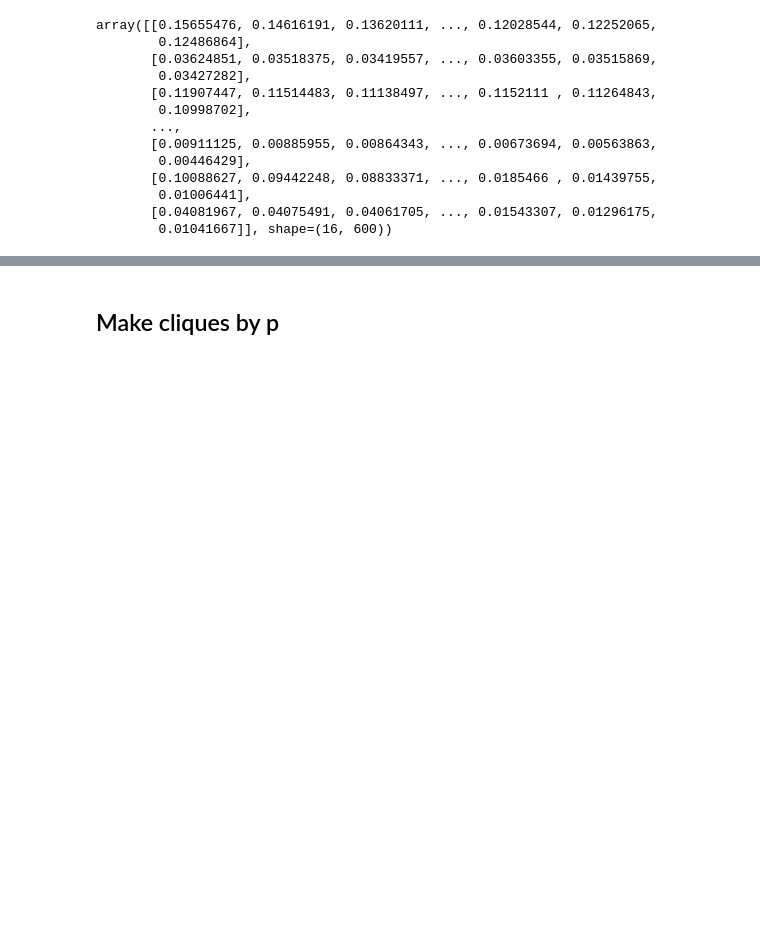
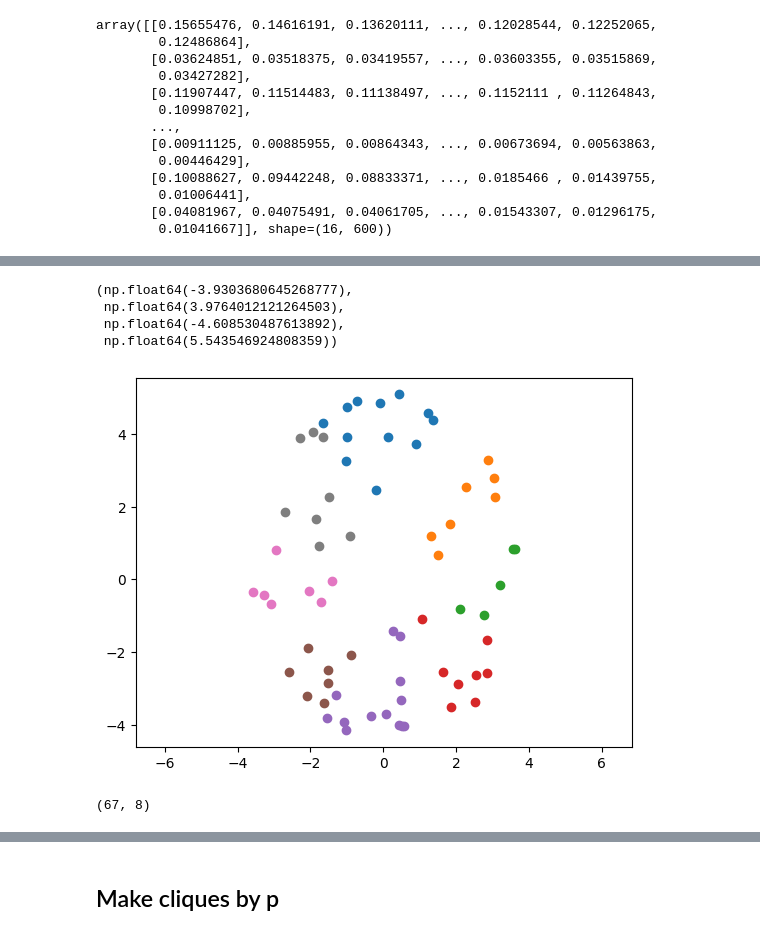
Before and after one commit to NeuroAI-IBS/fn_data_saccade, a Jupyter notebook: Data sorting/python_code/cliques_analy.ipynb, the cells around one changed output, grey strips where cells are left out. Drawn from its saved outputs; the diff is of its cells as text; code cells hidden in the pictures; blank space fills up the shorter version.

```diff
--- a/Data sorting/python_code/cliques_analy.ipynb
+++ b/Data sorting/python_code/cliques_analy.ipynb
@@ -175,0 +209,52 @@ array([[0.15655476, 0.14616191, 0.13620111, ..., 0.12028544, 0.12252065,
+# %%
+#Sorting cell by degree
+
+from scipy.spatial import distance
+from math import degrees
+
+sp1 = np.argsort(p_t[:,1])[::-1][:5]
+sp2 = np.argsort(np.abs(p_t[sp1, :][:, 0]))
+sp = sp1[sp2[0]]
+
+# p = p_t[sp]
+cent = np.mean(p_t, axis=0)
+p = [cent[0], cent[1] + 6]
+
+deg_f = []
+for a in range(len(p_t)):
+    q = p_t[a]
+    cos = 1-distance.cosine(p, q)
+    deg = degrees(np.arccos(cos))
+    if q[0] - p[0] < 0:
+        deg = 360 - deg
+
+    deg_f.append(deg)
+deg_f = np.array(deg_f)
+
+deg_idx = np.linspace(0, 360, 9) + 22.5
+deg_idx = np.append(deg_idx[7], deg_idx[:7])
+
+C_cat = []
+for a in range(len(deg_idx)):
+    if a == 0:
+        C = np.where(np.logical_or(deg_f > deg_idx[a], deg_f <= deg_idx[a+1]))
+    elif a == 7:
+        C = np.where(np.logical_and(deg_f > deg_idx[a], deg_f <= deg_idx[0]))
+    else:
+        C = np.where(np.logical_and(deg_f > deg_idx[a], deg_f <= deg_idx[a+1]))
+    C_cat.append(C)
+
+# plotting
+for a in range(8):
+    plt.scatter(p_t[[C_cat[a]],0], p_t[[C_cat[a]],1])
+plt.axis('equal')
+# %% [output]
+(np.float64(-3.9303680645268777),
+ np.float64(3.9764012121264503),
+ np.float64(-4.608530487613892),
+ np.float64(5.543546924808359))
+[figure, added]
+# %%
+onset_delay_M.shape
+# %% [output]
+(67, 8)
```
Also changed, not shown: parts of 12 cells of this notebook.
